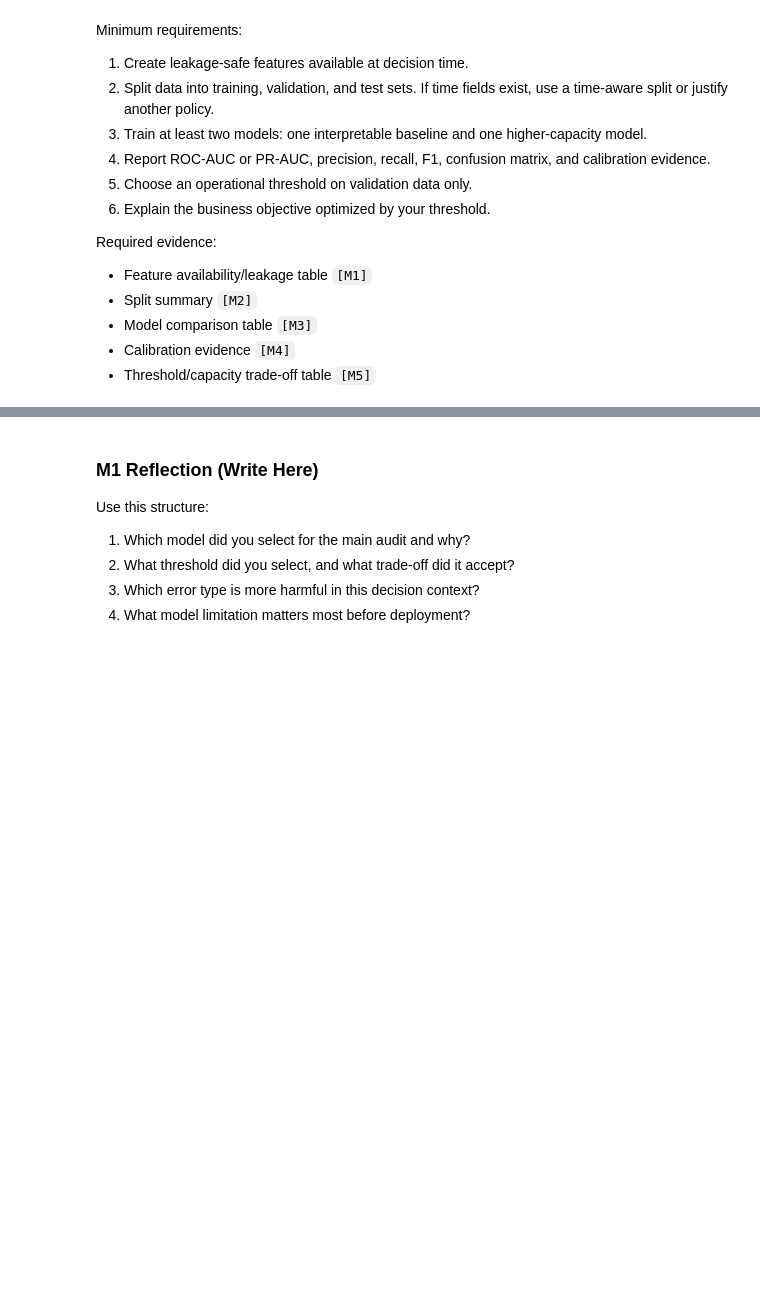
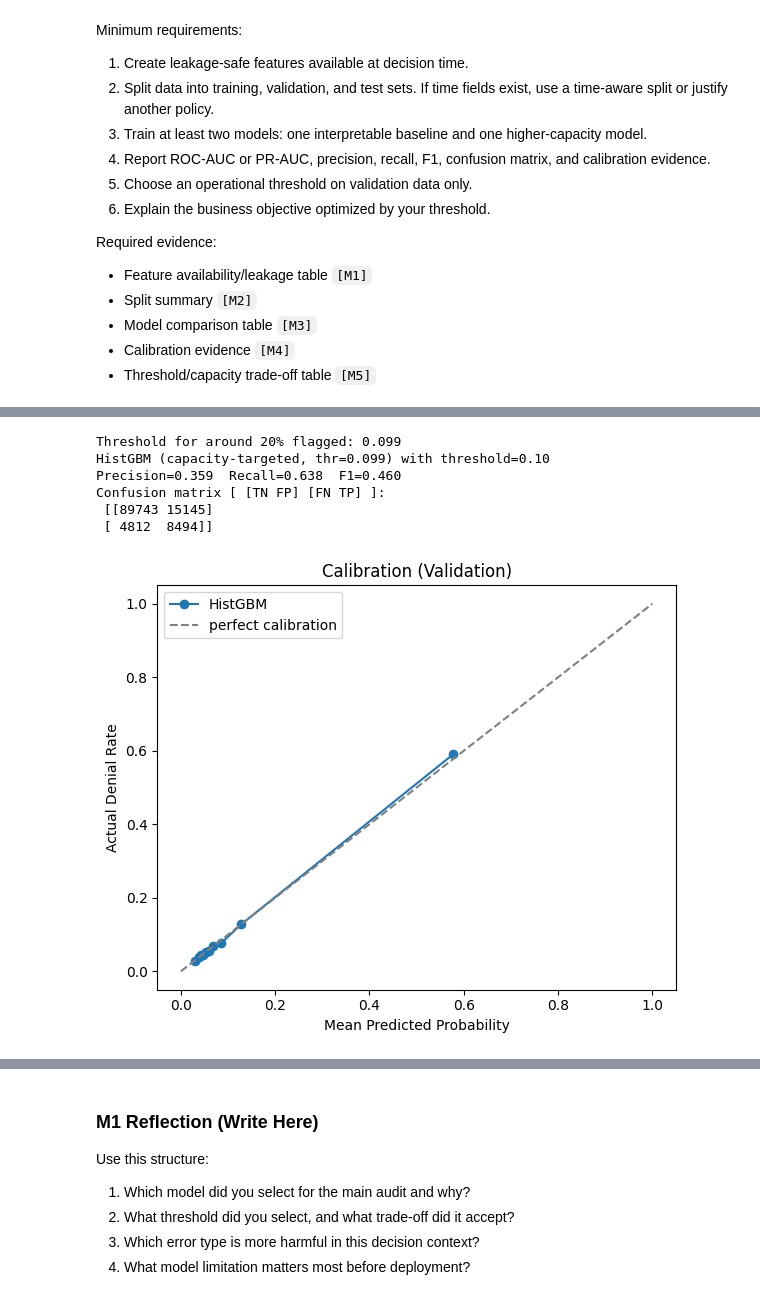
Before and after one commit to Akash324-dotcom/Responsible-AI-for-Fairness-Monitoring, a Jupyter notebook: project 4/project_workbook.ipynb, the cells around one changed output, grey strips where cells are left out. Saved outputs shown, nothing was run; the diff lists cells and outputs as text; code cells hidden in the pictures; blank space fills up the shorter version.

```diff
--- a/project 4/project_workbook.ipynb
+++ b/project 4/project_workbook.ipynb
@@ -424,0 +702,9 @@ Required evidence:
+# %%
+# Calibration check: bucket predicted probabilities into deciles, compare avg predicted vs actual denial rate
+def calibration_table(y_true, p, n_bins=10):
+    df_cal = pd.DataFrame({'y': y_true.values, 'p': p})
+    df_cal['bucket'] = pd.qcut(df_cal['p'], n_bins, duplicates='drop')
+    return df_cal.groupby('bucket', observed=True).agg(n=('y','size'), avg_predicted=('p','mean'), actual_rate=('y','mean'))
+
+print("Calibration (HistGBM):")
+print(calibration_table(y_val, p_val_gbm))
@@ -424,0 +730,31 @@ Required evidence:
+# %%
+target_flag_rate = 0.20
+
+sorted_probs = np.sort(p_val_gbm)[::-1]
+cutoff_index = int(len(sorted_probs) * target_flag_rate)
+chosen_threshold = sorted_probs[cutoff_index]
+
+print(f"Threshold for around {target_flag_rate:.0%} flagged: {chosen_threshold:.3f}")
+
+full_report(y_val, p_val_gbm, chosen_threshold, f"HistGBM (capacity-targeted, thr={chosen_threshold:.3f})")
+# %% [output]
+Threshold for around 20% flagged: 0.099
+HistGBM (capacity-targeted, thr=0.099) with threshold=0.10
+Precision=0.359  Recall=0.638  F1=0.460
+Confusion matrix [ [TN FP] [FN TP] ]:
+ [[89743 15145]
+ [ 4812  8494]]
+# %%
+cal = calibration_table(y_val, p_val_gbm)
+
+fig, ax = plt.subplots(figsize=(6,5))
+ax.plot(cal['avg_predicted'], cal['actual_rate'], marker='o', label='HistGBM')
+ax.plot([0,1],[0,1],'--', color='gray', label='perfect calibration')
+ax.set_xlabel('Mean Predicted Probability')
+ax.set_ylabel('Actual Denial Rate')
+ax.set_title('Calibration (Validation)')
+ax.legend()
+plt.tight_layout()
+plt.show()
+# %% [output]
+[figure, added]
```
Also changed, not shown: parts of 48 cells of this notebook, 12 other files.
